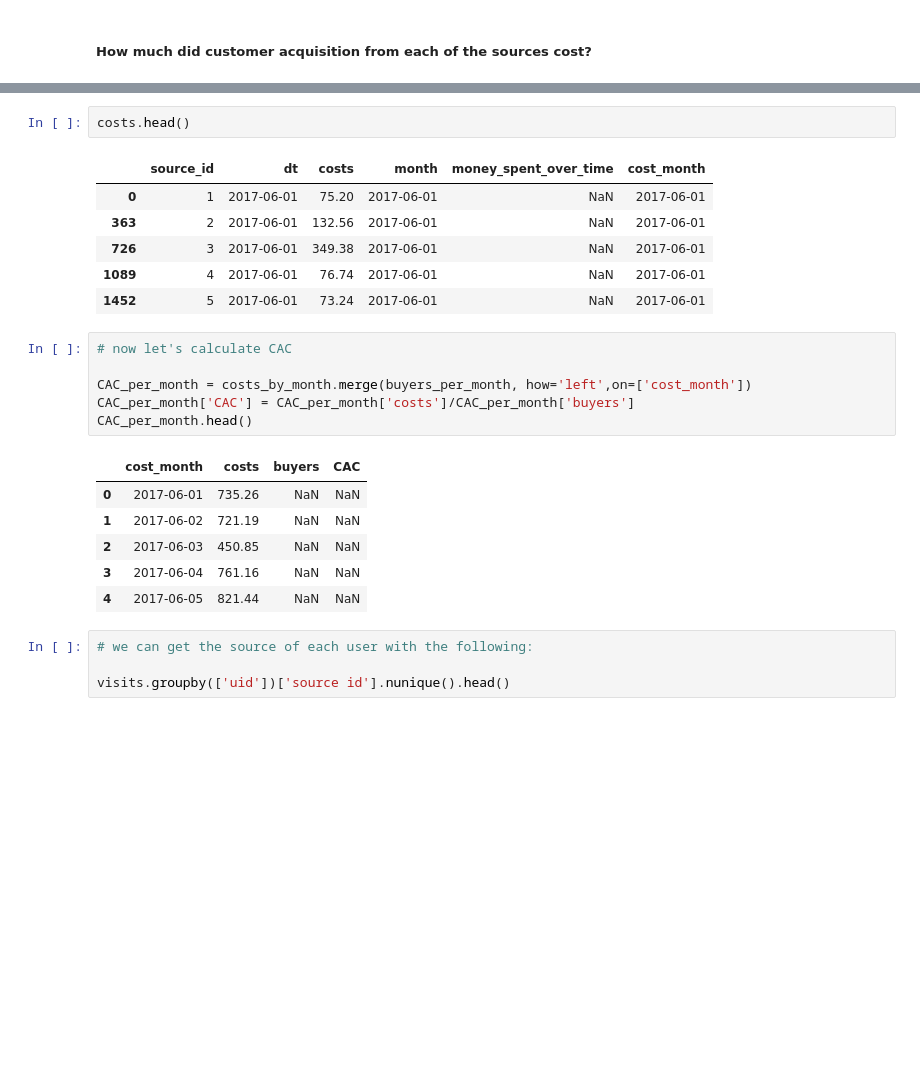
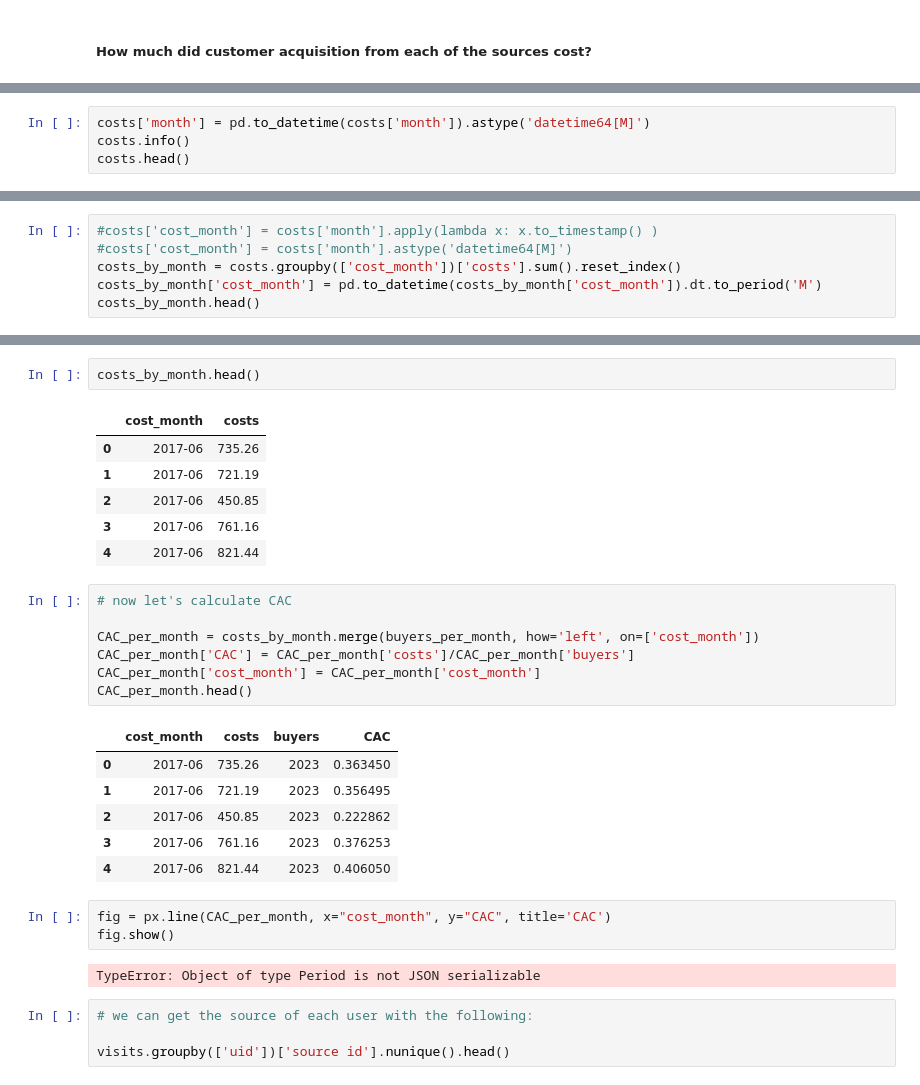
Before and after one commit to AcePine/yandex-marketing-expenses, a Jupyter notebook: yandex-data.ipynb, the cells around one changed output, grey strips where cells are left out. Cells and saved outputs as stored; diff of their text form; blank space fills up the shorter version.

```diff
--- a/yandex-data.ipynb
+++ b/yandex-data.ipynb
@@ -878,0 +914,4 @@ costs.head()
+# %%
+costs['month'] = pd.to_datetime(costs['month']).astype('datetime64[M]')
+costs.info()
+costs.head()
@@ -904,0 +957,6 @@ orders_2
+# %%
+#costs['cost_month'] = costs['month'].apply(lambda x: x.to_timestamp() )
+#costs['cost_month'] = costs['month'].astype('datetime64[M]')
+costs_by_month = costs.groupby(['cost_month'])['costs'].sum().reset_index()
+costs_by_month['cost_month'] = pd.to_datetime(costs_by_month['cost_month']).dt.to_period('M')
+costs_by_month.head()
@@ -917,25 +982,31 @@ buyers_per_month.head()
 # %%
-costs.head()
+costs_by_month.head()
 # %% [output]
-|  | source_id | dt | costs | month | money_spent_over_time | cost_month |
-| 0 | 1 | 2017-06-01 | 75.20 | 2017-06-01 | NaN | 2017-06-01 |
-| 363 | 2 | 2017-06-01 | 132.56 | 2017-06-01 | NaN | 2017-06-01 |
-| 726 | 3 | 2017-06-01 | 349.38 | 2017-06-01 | NaN | 2017-06-01 |
-| 1089 | 4 | 2017-06-01 | 76.74 | 2017-06-01 | NaN | 2017-06-01 |
-| 1452 | 5 | 2017-06-01 | 73.24 | 2017-06-01 | NaN | 2017-06-01 |
+|  | cost_month | costs |
+| 0 | 2017-06 | 735.26 |
+| 1 | 2017-06 | 721.19 |
+| 2 | 2017-06 | 450.85 |
+| 3 | 2017-06 | 761.16 |
+| 4 | 2017-06 | 821.44 |
 # %%
 # now let's calculate CAC
 
-CAC_per_month = costs_by_month.merge(buyers_per_month, how='left',on=['cost_month'])
+CAC_per_month = costs_by_month.merge(buyers_per_month, how='left', on=['cost_month'])
 CAC_per_month['CAC'] = CAC_per_month['costs']/CAC_per_month['buyers']
+CAC_per_month['cost_month'] = CAC_per_month['cost_month']
 CAC_per_month.head()
 # %% [output]
 |  | cost_month | costs | buyers | CAC |
-| 0 | 2017-06-01 | 735.26 | NaN | NaN |
-| 1 | 2017-06-02 | 721.19 | NaN | NaN |
-| 2 | 2017-06-03 | 450.85 | NaN | NaN |
-| 3 | 2017-06-04 | 761.16 | NaN | NaN |
-| 4 | 2017-06-05 | 821.44 | NaN | NaN |
+| 0 | 2017-06 | 735.26 | 2023 | 0.363450 |
+| 1 | 2017-06 | 721.19 | 2023 | 0.356495 |
+| 2 | 2017-06 | 450.85 | 2023 | 0.222862 |
+| 3 | 2017-06 | 761.16 | 2023 | 0.376253 |
+| 4 | 2017-06 | 821.44 | 2023 | 0.406050 |
+# %%
+fig = px.line(CAC_per_month, x="cost_month", y="CAC", title='CAC')
+fig.show()
+# %% [output]
+TypeError: Object of type Period is not JSON serializable
 # %%
 # we can get the source of each user with the following:
 
```
Also changed, not shown: parts of 39 cells of this notebook.
